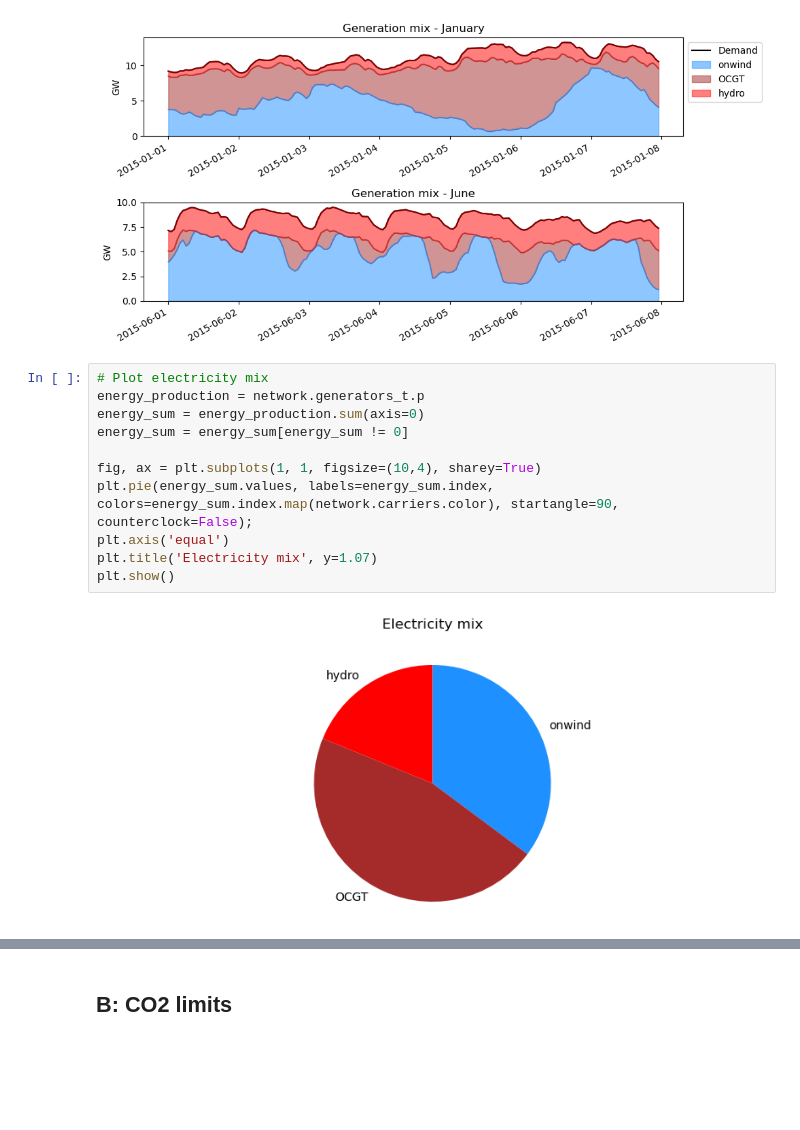
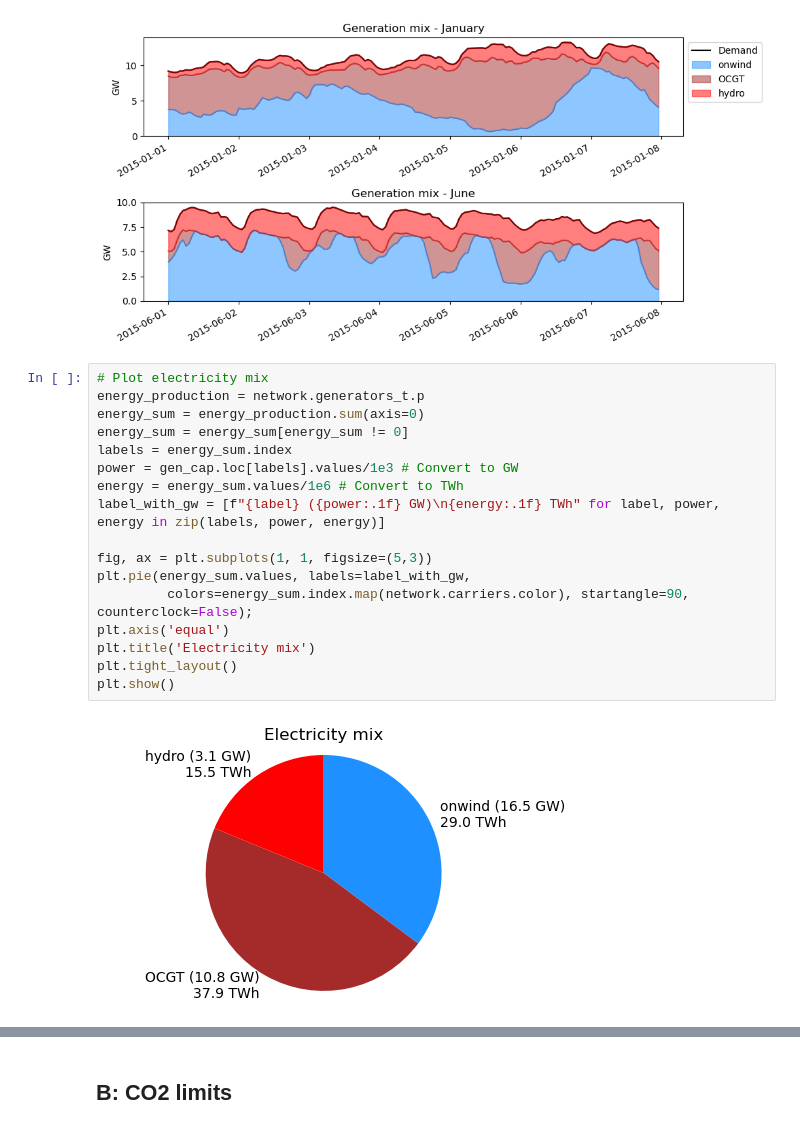
Before and after one commit to NicolineSimoneDTU/Integrated_Project, a Jupyter notebook: project.ipynb, the cells around one changed output, grey strips where cells are left out. Drawn from its saved outputs; the diff is of its cells as text; blank space fills up the shorter version.

```diff
--- a/project.ipynb
+++ b/project.ipynb
@@ -250,16 +250,22 @@ plt.show()
 # %%
 # Plot electricity mix
 energy_production = network.generators_t.p
 energy_sum = energy_production.sum(axis=0)
 energy_sum = energy_sum[energy_sum != 0]
+labels = energy_sum.index
+power = gen_cap.loc[labels].values/1e3 # Convert to GW
+energy = energy_sum.values/1e6 # Convert to TWh
+label_with_gw = [f"{label} ({power:.1f} GW)\n{energy:.1f} TWh" for label, power, energy in zip(labels, power, energy)]
 
-fig, ax = plt.subplots(1, 1, figsize=(10,4), sharey=True)
-plt.pie(energy_sum.values, labels=energy_sum.index, colors=energy_sum.index.map(network.carriers.color), startangle=90, counterclock=False);
+fig, ax = plt.subplots(1, 1, figsize=(5,3))
+plt.pie(energy_sum.values, labels=label_with_gw,
+         colors=energy_sum.index.map(network.carriers.color), startangle=90, counterclock=False);
 plt.axis('equal')
-plt.title('Electricity mix', y=1.07)
+plt.title('Electricity mix')
+plt.tight_layout()
 plt.show()
 # %% [output]
-[figure, old version]
+[figure, new version]
 # %%
 # Plot duration curves of generation and demand
 fig, ax = plt.subplots(1, 1, figsize=(10,3))
```
Also changed, not shown: parts of 17 cells of this notebook.
